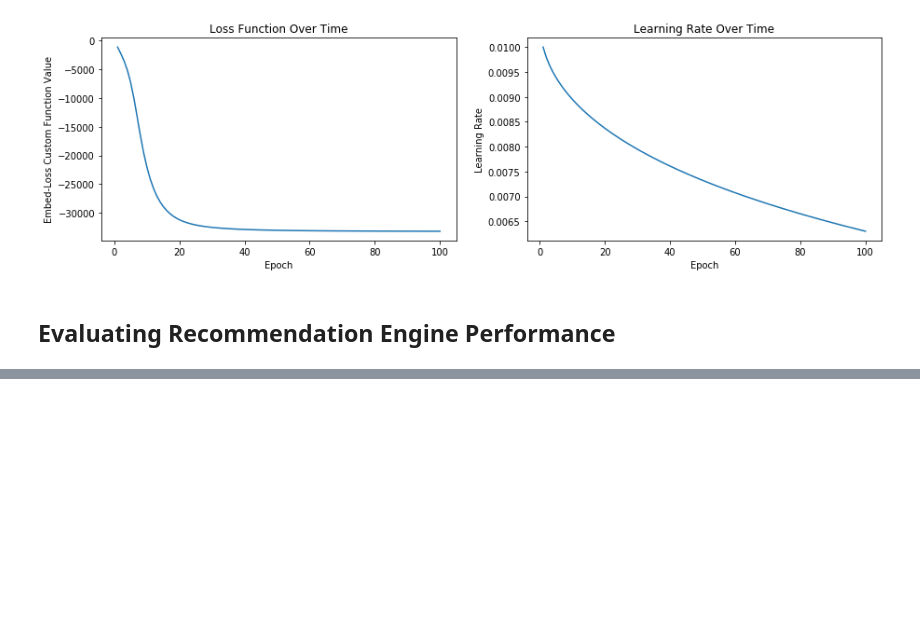
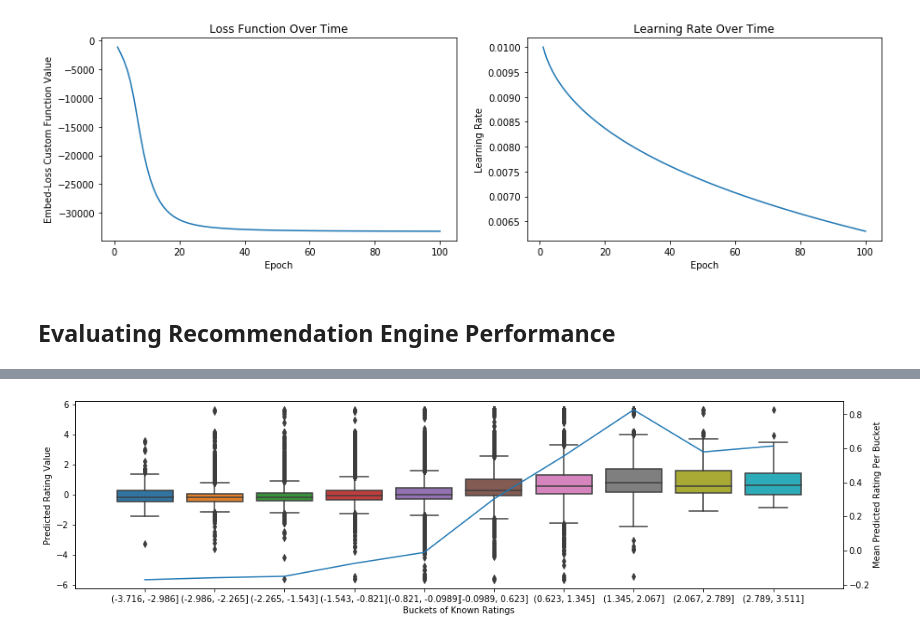
Before and after one commit to navyamehta/recommendation-engines, a Jupyter notebook: Matrix Factorization and Embeddings.ipynb, the cells around one changed output, grey strips where cells are left out. Drawn from its saved outputs; the diff is of its cells as text; code cells hidden in the pictures; blank space fills up the shorter version.

```diff
--- a/Matrix Factorization and Embeddings.ipynb
+++ b/Matrix Factorization and Embeddings.ipynb
@@ -103,0 +136,12 @@ plt.show()
+# %%
+fig = plt.figure(figsize=(16,4))
+data = pd.DataFrame({'Pred':np.matmul(Usr, Itm)[D!=0], 'Known':intmatrix[D!=0]})
+data['Known'] = pd.cut(data['Known'], 10)
+sns.boxplot(x="Known",y="Pred", data=data)
+data.groupby("Known")['Pred'].apply(lambda s: np.median(s)).plot(secondary_y=True)
+fig.axes[0].set_ylabel("Predicted Rating Value")
+fig.axes[1].set_ylabel("Mean Predicted Rating Per Bucket")
+fig.axes[0].set_xlabel("Buckets of Known Ratings")
+plt.show()
+# %% [output]
+[figure, added]
```
Also changed, not shown: parts of 3 cells of this notebook.
